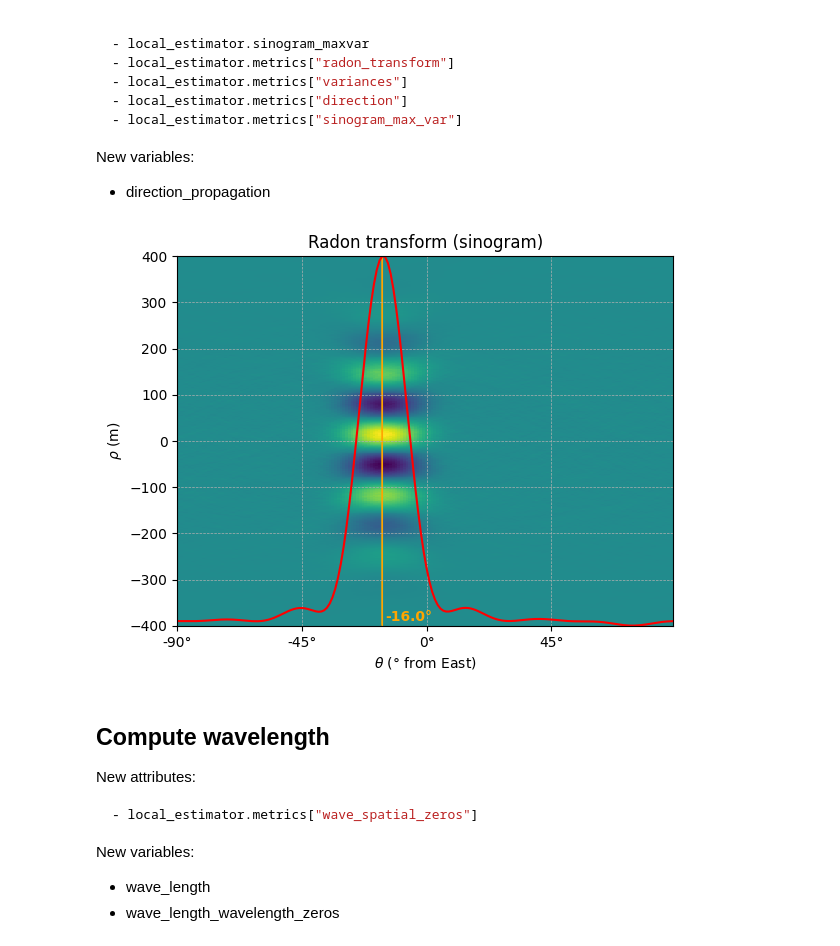
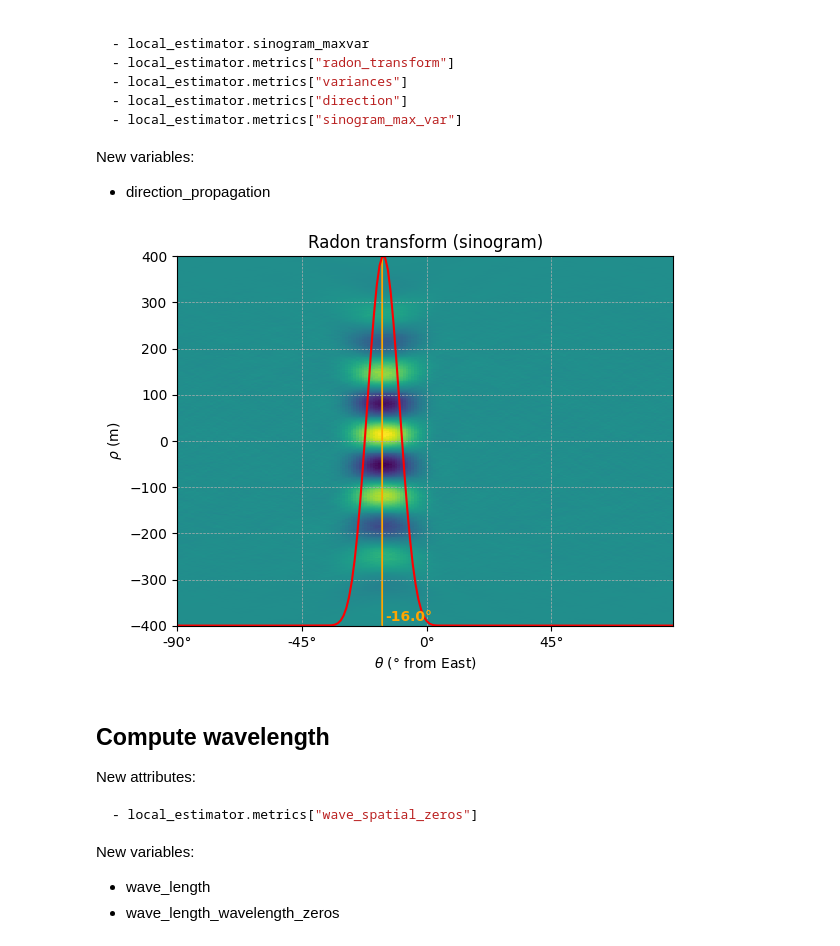
Before and after one commit to cadauxe/S2Shores, a Jupyter notebook: notebooks/temporal_correlation.ipynb, the cells around one changed output. Saved outputs shown, nothing was run; the diff lists cells and outputs as text; code cells hidden in the pictures.

Commit message:
Fix notebook for Temporal correlation

```diff
--- a/notebooks/temporal_correlation.ipynb
+++ b/notebooks/temporal_correlation.ipynb
@@ -69,7 +71,7 @@ product_path: Path = base_path / "products" / f"SWASH_{test_case}/testcase_{test
 config_path: Path = base_path / f"reference_results/debug_pointswash_{method}/wave_bathy_inversion_config.yaml"
 debug_file: Path = base_path / f"debug_points/debug_points_SWASH_{test_case}.yaml"
 
-estimation_point = Point(451.0, 499.0)
+estimation_point = Point(551.0, 499.0)
 # %%
 # config = read_config(config_path=config_path)
 
@@ -98,12 +100,14 @@ config = BathyConfig(
         TEMPORAL_LAG=1,
         PERCENTAGE_POINTS=1.0,
         TUNING=TemporalCorrelationTuningConfig(
-            DETREND_TIME_SERIES=0, FILTER_TIME_SERIES=0,
+            DETREND_TIME_SERIES=0,
+            FILTER_TIME_SERIES=0,
             LOWCUT_PERIOD=25.0,
             HIGHCUT_PERIOD=5.0,
             PEAK_DETECTION_HEIGHT_RATIO=0.3,
             PEAK_DETECTION_DISTANCE_RATIO=0.5,
             RATIO_SIZE_CORRELATION=1.0,
+            MEDIAN_FILTER_KERNEL_RATIO_SINOGRAM=0.25,
             MEAN_FILTER_KERNEL_SIZE_SINOGRAM=5,
             SIGMA_CORRELATION_MASK=2.0,
             MEDIAN_FILTER_KERNEL=5,
@@ -327,7 +340,7 @@ else:
     # Start: WavesRadon(local_estimator.correlation_image, local_estimator.selected_directions)
     sampling_frequency = 1. / correlation_image.resolution
 
-    pixels = circular_masking(image.pixels.copy())
+    pixels = circular_masking(correlation_image.pixels.copy())
     radon_transform = symmetric_radon(image=pixels, theta=local_estimator.selected_directions)
 
     local_estimator.radon_transform = {
@@ -342,34 +355,34 @@ else:
     variances = np.empty(len(local_estimator.selected_directions), dtype=np.float64)
     for result_index, direction in enumerate(local_estimator.selected_directions):
         variances[result_index] = float(np.var(local_estimator.radon_transform[direction]))
     # End: Sinograms.get_sinograms_variances
 
     index_max_variance = np.argmax(variances)
     direction_propagation = local_estimator.selected_directions[index_max_variance]
     # End: WavesRadon.get_direction_maximum_variance
 
     # Extract projected sinogram at max var ang from sinogram
     sinogram_maxvar = local_estimator.radon_transform[direction_propagation]
 
 
     # Median filtering of the projected sinogram
     sinogram_max_var_filters = [
         (filter_median, [config.TEMPORAL_CORRELATION.TUNING.MEDIAN_FILTER_KERNEL]),
     ]
 
     for filter, filter_params in sinogram_max_var_filters:
         sinogram_maxvar = filter(sinogram_maxvar, *filter_params)
 
     local_estimator.sinogram_maxvar = WavesSinogram(sinogram_maxvar)
     local_estimator.metrics['radon_transform'] = WavesRadon(correlation_image, local_estimator.selected_directions)
     local_estimator.metrics['variances'] = variances
     local_estimator.metrics['direction'] = direction_propagation
     local_estimator.metrics['sinogram_max_var'] = sinogram_maxvar
 
 local_estimator.build_radon_matrix_plot()
 plt.show()
 # %% [output]
-[figure, old version]
+[figure, new version]
 # %% [markdown]
 ## Compute wavelength
 
```
Also changed, not shown: parts of 11 cells of this notebook, 1 other file.
